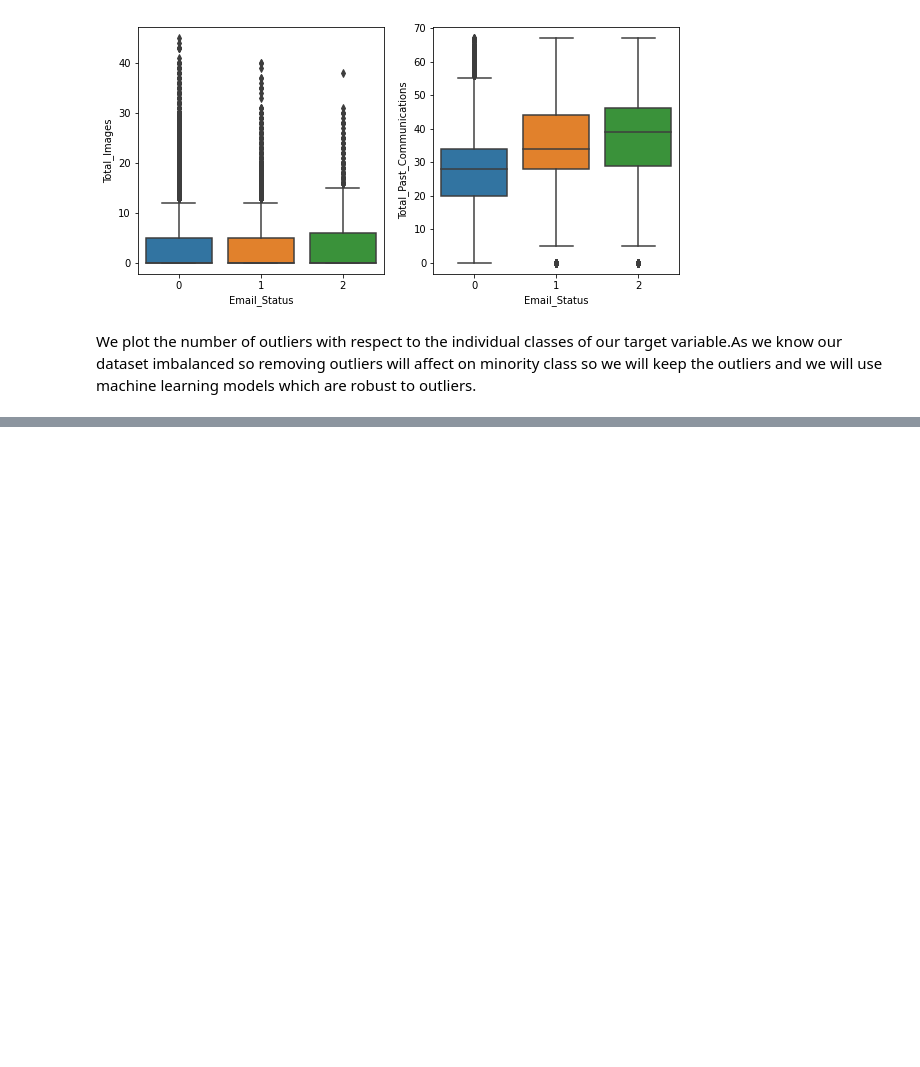
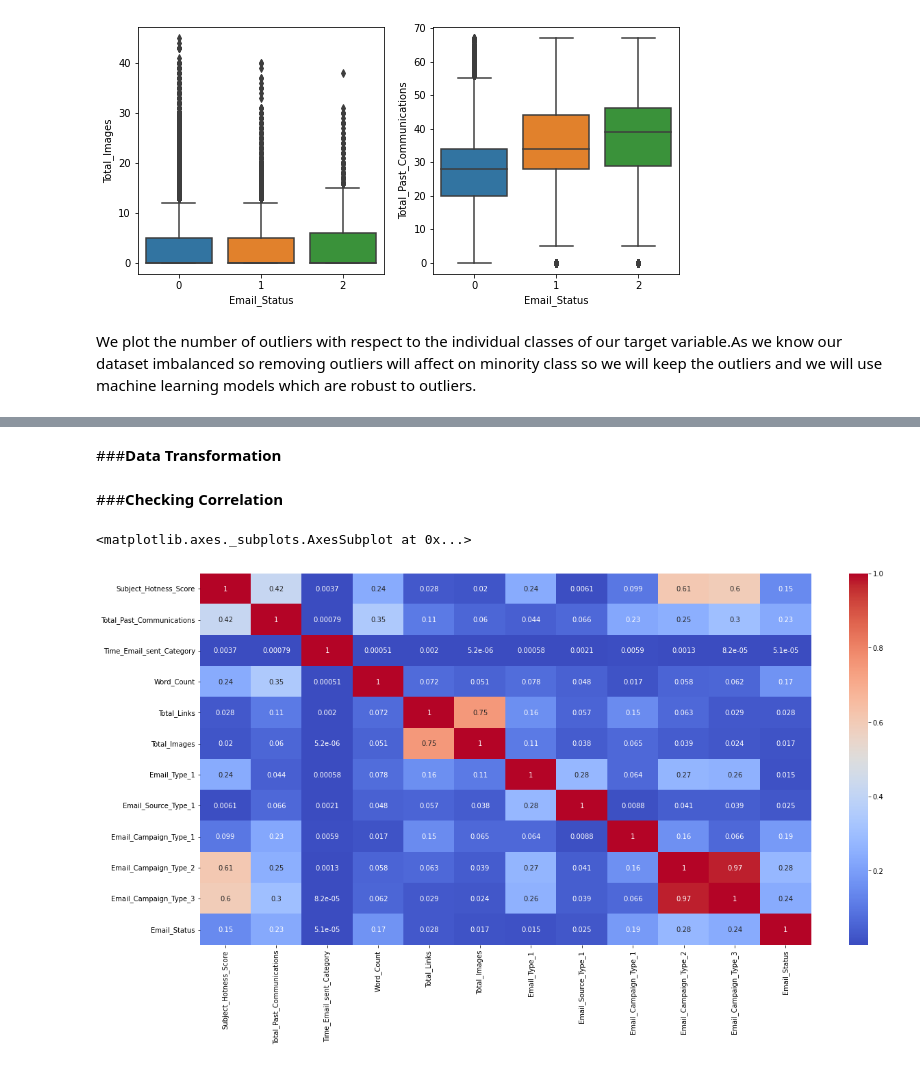
Before and after one commit to ArslanUllahKhan1/Email-Campaign-Effectiveness-Prediction, a Jupyter notebook: Email_Campaign_Effectiveness_Prediction.ipynb, the cells around one changed output, grey strips where cells are left out. Drawn from its saved outputs; the diff is of its cells as text; code cells hidden in the pictures; blank space fills up the shorter version.

```diff
--- a/Email_Campaign_Effectiveness_Prediction.ipynb
+++ b/Email_Campaign_Effectiveness_Prediction.ipynb
@@ -432,0 +435,6 @@ We plot the number of outliers with respect to the individual classes of our tar
+# %%
+#creating dummies for categorical variables
+category_col=['Email_Type','Email_Source_Type','Email_Campaign_Type']
+new_dataframe=pd.get_dummies(email_df, columns=category_col)
+new_dataframe.drop('Email_Type_2',axis=1,inplace=True) #Since they have binary category
+new_dataframe.drop('Email_Source_Type_2',axis=1,inplace=True)
@@ -432,0 +450,8 @@ We plot the number of outliers with respect to the individual classes of our tar
+# %%
+#Pushing Email_Status at last of the DataFrame
+list_of_column=list(new_dataframe.columns)
+list_of_column.remove('Email_Status')
+list_of_column.append('Email_Status')
+list_of_column
+new_dataframe=new_dataframe[list_of_column]
+new_dataframe.head()
@@ -432,0 +465,19 @@ We plot the number of outliers with respect to the individual classes of our tar
+# %% [markdown]
+###**Data Transformation**
+# %%
+#Seprating the numerical columns
+numerical_columns = new_dataframe[['Subject_Hotness_Score','Total_Past_Communications','Word_Count','Total_Images']]
+# %%
+#Now applying standardization formula
+for column in numerical_columns:
+  new_dataframe[column] = ((new_dataframe[column] - new_dataframe[column].mean()) / (new_dataframe[column].std()))
+# %% [markdown]
+###**Checking Correlation**
+# %%
+## Correlation
+plt.figure(figsize=(20,10))
+correlation=new_dataframe.corr()
+sns.heatmap(abs(correlation), annot=True, cmap='coolwarm')
+# %% [output]
+<matplotlib.axes._subplots.AxesSubplot at 0x...>
+[figure, added]
```
Also changed, not shown: parts of 16 cells of this notebook.
